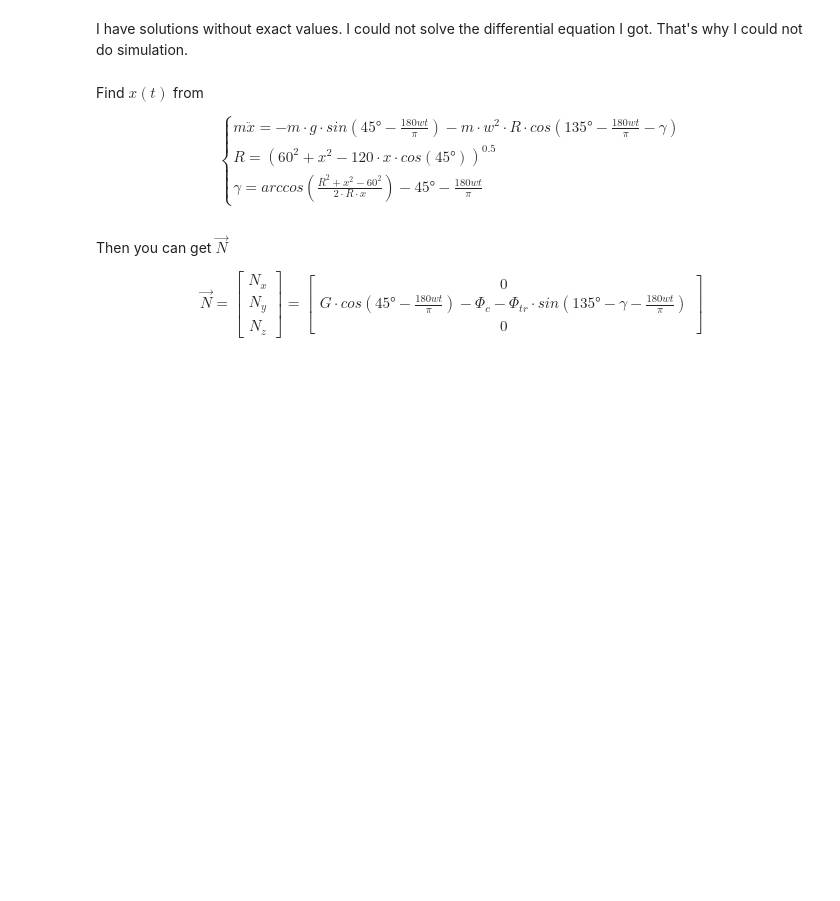
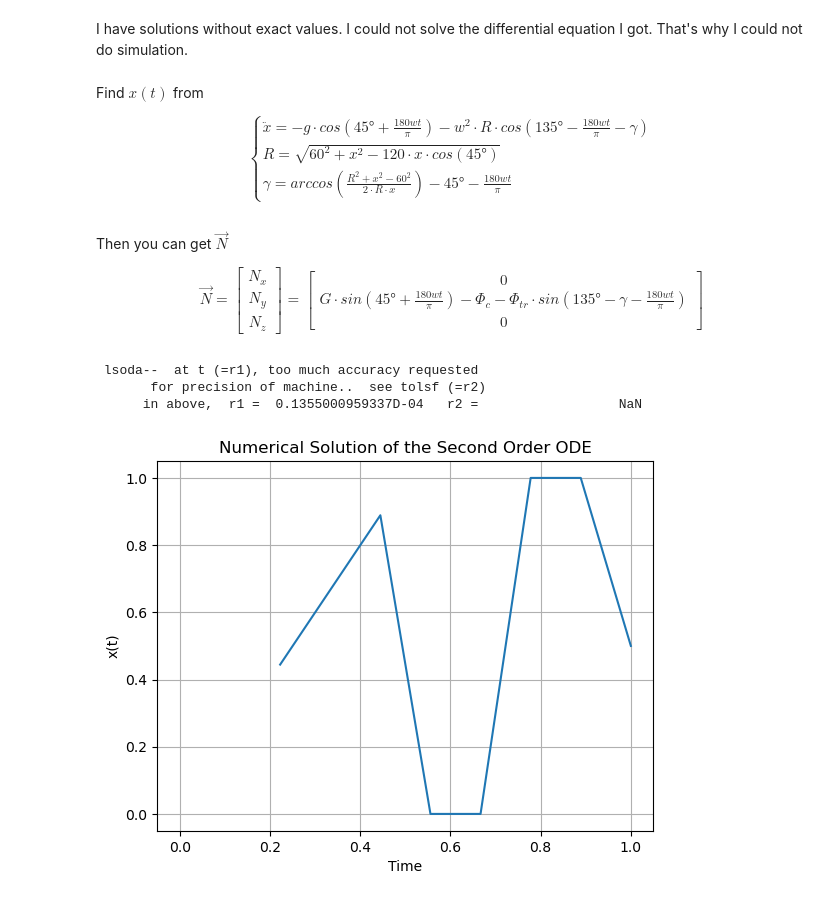
Before and after one commit to Rizo11/Spring22_Theoretical_Mechanics, a Jupyter notebook: hw5/main.ipynb, the cells around one changed output. Saved outputs shown, nothing was run; the diff lists cells and outputs as text; code cells hidden in the pictures; blank space fills up the shorter version.

```diff
--- a/hw5/main.ipynb
+++ b/hw5/main.ipynb
@@ -442,8 +447,8 @@ Find $x(t)$ from
 
 $$
 \begin{cases}
-m \ddot x = - m \cdot g \cdot sin(45° - \frac{180wt}{\pi}) - m \cdot w^2 \cdot R \cdot cos(135° - \frac{180wt}{\pi} - \gamma)\\
-R = (60^2 + x^2 - 120 \cdot x \cdot cos(45°))^{0.5}\\
+\ddot x = - g \cdot cos(45° + \frac{180wt}{\pi}) - w^2 \cdot R \cdot cos(135° - \frac{180wt}{\pi} - \gamma)\\
+R = \sqrt{60^2 + x^2 - 120 \cdot x \cdot cos(45°)}\\
 \gamma = arccos(\frac{R^2 + x^2 - 60^2}{2 \cdot R \cdot x}) - 45° - \frac{180wt}{\pi}
 \end{cases}
 $$
@@ -460,7 +465,7 @@ N_z
 \end{bmatrix} =
 \begin{bmatrix}
 0\\
-G \cdot cos(45° - \frac{180wt}{\pi}) - \Phi _{c} - \Phi _{tr} \cdot sin(135° - \gamma - \frac{180wt}{\pi})\\
+G \cdot sin(45° + \frac{180wt}{\pi}) - \Phi _{c} - \Phi _{tr} \cdot sin(135° - \gamma - \frac{180wt}{\pi})\\
 0
 \end{bmatrix}
 \end{equation*}
@@ -467,0 +477,41 @@ $$
+# %%
+alpha = np.pi/4
+w = np.pi
+g = 9.81
+def R(x):
+    return np.sqrt(60**2 + x**2 - 120*x*np.cos(alpha))
+
+def gamma(x, t):
+    return np.arccos((R(x)**2 + x**2 - 60**2)/(2*R(x)*x)) - alpha - w*t
+
+# Function defining the system of first-order ODEs
+def dXdt(X, t):
+    x, v = X
+    dydt = v
+    dvdt = -g*np.cos(alpha + w*t) - np.cos(3*np.pi/4 - w*t - gamma(x, t)) * R(x) * w**2
+    return [dydt, dvdt]
+
+# Initial conditions
+X0 = [0.0, 0.4]  # Initial position and velocity
+
+# Time points for integration
+t = np.linspace(0, 1, 10)  # Time from 0 to 10 seconds
+
+# Solve the system of first-order ODEs
+X = odeint(dXdt, X0, t)
+
+# Extract y and its derivative from the solution
+x_solution = X[:, 0]
+
+# Plot the solution
+plt.plot(t, x_solution)
+plt.xlabel('Time')
+plt.ylabel('x(t)')
+plt.title('Numerical Solution of the Second Order ODE')
+plt.grid(True)
+plt.show()
+# %% [output]
+ lsoda--  at t (=r1), too much accuracy requested
+       for precision of machine..  see tolsf (=r2)
+      in above,  r1 =  0.1355000959337D-04   r2 =                  NaN
+[figure, added]
```
Also changed, not shown: parts of 6 cells of this notebook.
